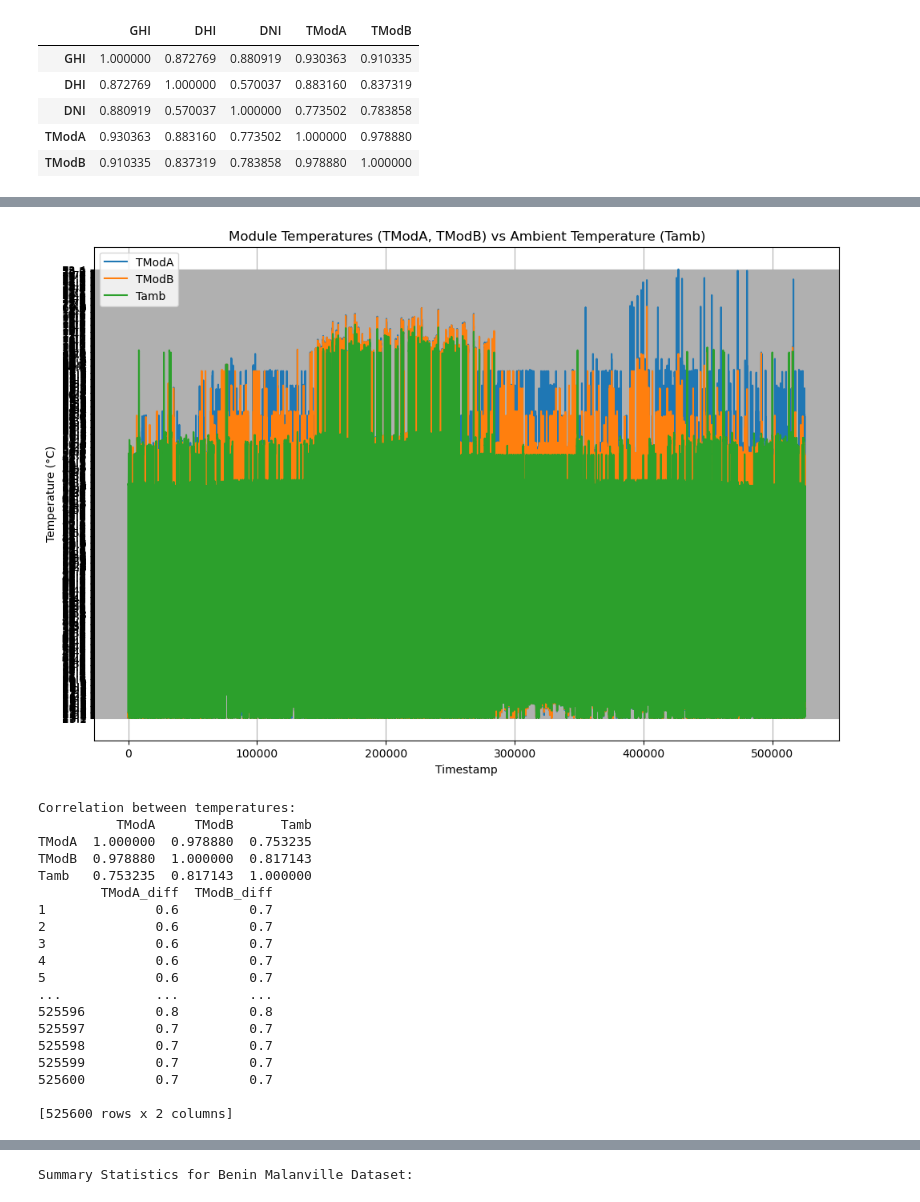
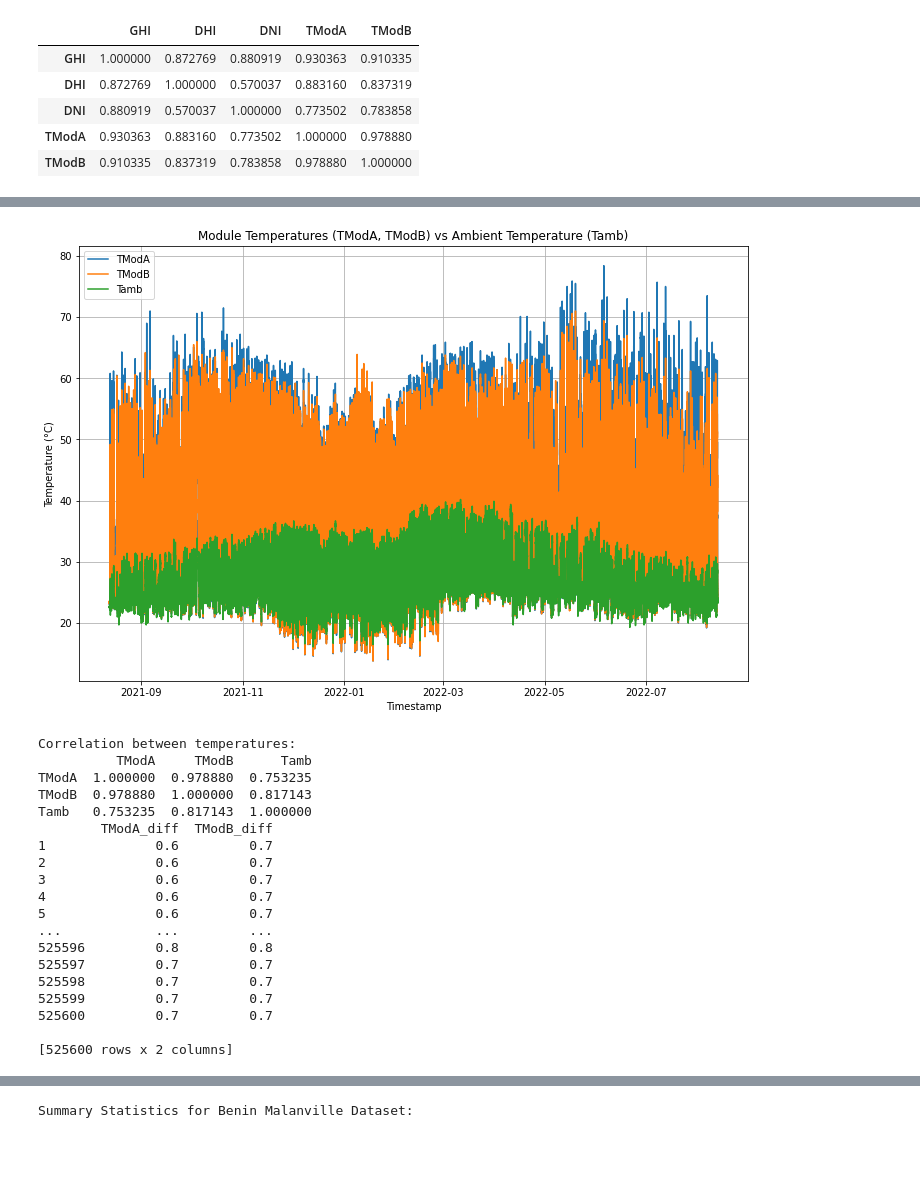
Before and after one commit to Yaadee/10-Academy-week-0, a Jupyter notebook: notebooks/EDA.ipynb, the cells around one changed output, grey strips where cells are left out. Saved outputs shown, nothing was run; the diff lists cells and outputs as text; code cells hidden in the pictures; blank space fills up the shorter version.

```diff
--- a/notebooks/EDA.ipynb
+++ b/notebooks/EDA.ipynb
@@ -637,45 +634,45 @@ Wind Direction Summary Statistics:
 # %%
 # Plot module temperatures and ambient temperature
 plt.figure(figsize=(12, 8))
-plt.plot(data_Benin_parakou.index.to_numpy(), data_Benin_parakou['TModA'].to_numpy(), label='TModA')
-plt.plot(data_Benin_parakou.index.to_numpy(), data_Benin_parakou['TModB'].to_numpy(), label='TModB')
-plt.plot(data_Benin_parakou.index.to_numpy(), data_Benin_parakou['Tamb'].to_numpy(), label='Tamb')
+plt.plot(data_Benin_parakou['Timestamp'], data_Benin_parakou['TModA'].to_numpy(), label='TModA')
+plt.plot(data_Benin_parakou['Timestamp'], data_Benin_parakou['TModB'].to_numpy(), label='TModB')
+plt.plot(data_Benin_parakou['Timestamp'], data_Benin_parakou['Tamb'].to_numpy(), label='Tamb')
 plt.xlabel('Timestamp')
 plt.ylabel('Temperature (°C)')
 plt.title('Module Temperatures (TModA, TModB) vs Ambient Temperature (Tamb)')
 plt.legend()
 plt.grid(True)
 plt.show()
 
 # Calculate correlation coefficients
 temperature_correlation = data_Benin_parakou[['TModA', 'TModB', 'Tamb']].corr()
 print("Correlation between temperatures:")
 print(temperature_correlation)
 
 # Convert temperature columns to numeric
 data_Benin_parakou['TModA'] = pd.to_numeric(data_Benin_parakou['TModA'], errors='coerce')
 data_Benin_parakou['TModB'] = pd.to_numeric(data_Benin_parakou['TModB'], errors='coerce')
 data_Benin_parakou['Tamb'] = pd.to_numeric(data_Benin_parakou['Tamb'], errors='coerce')
 
 # Calculate temperature differences
 data_Benin_parakou['TModA_diff'] = data_Benin_parakou['TModA'] - data_Benin_parakou['Tamb']
 data_Benin_parakou['TModB_diff'] = data_Benin_parakou['TModB'] - data_Benin_parakou['Tamb']
 print(data_Benin_parakou[['TModA_diff', 'TModB_diff']])
 
 
 
 # Plot temperature differences
 plt.figure(figsize=(12, 8))
-plt.plot(data_Benin_parakou.index.to_numpy(), data_Benin_parakou['TModA_diff'].to_numpy(), label='TModA - Tamb')
-plt.plot(data_Benin_parakou.index.to_numpy(), data_Benin_parakou['TModB_diff'].to_numpy(), label='TModB - Tamb')
+plt.plot(data_Benin_parakou['Timestamp'], data_Benin_parakou['TModA_diff'].to_numpy(), label='TModA - Tamb')
+plt.plot(data_Benin_parakou['Timestamp'], data_Benin_parakou['TModB_diff'].to_numpy(), label='TModB - Tamb')
 plt.xlabel('Timestamp')
 plt.ylabel('Temperature Difference (°C)')
 plt.title('Temperature Differences (Module Temperatures - Ambient Temperature)')
 plt.legend()
 plt.grid(True)
 plt.show()
 # %% [output]
-[figure, old version]
+[figure, new version]
 Correlation between temperatures:
           TModA     TModB      Tamb
 TModA  1.000000  0.978880  0.753235
```
Also changed, not shown: parts of 19 cells of this notebook.
